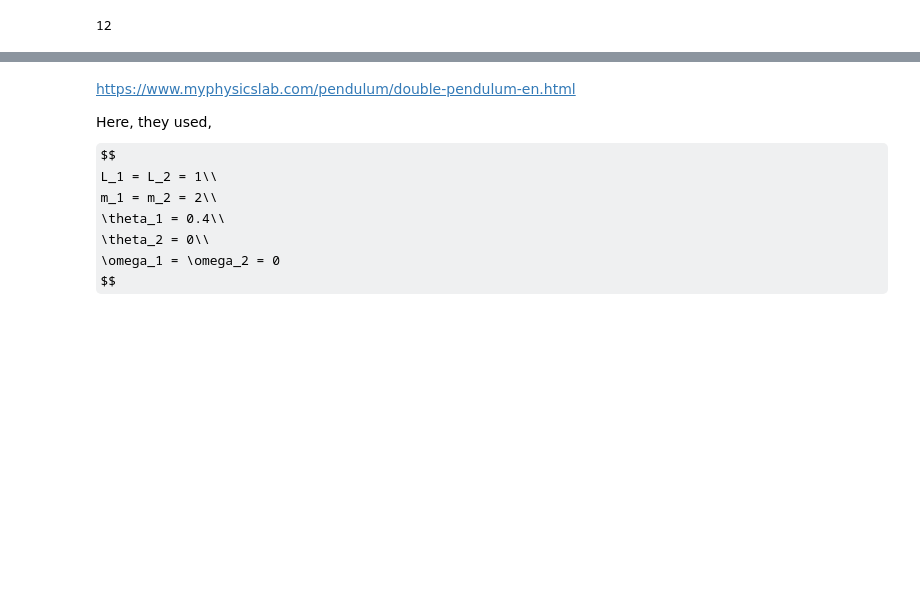
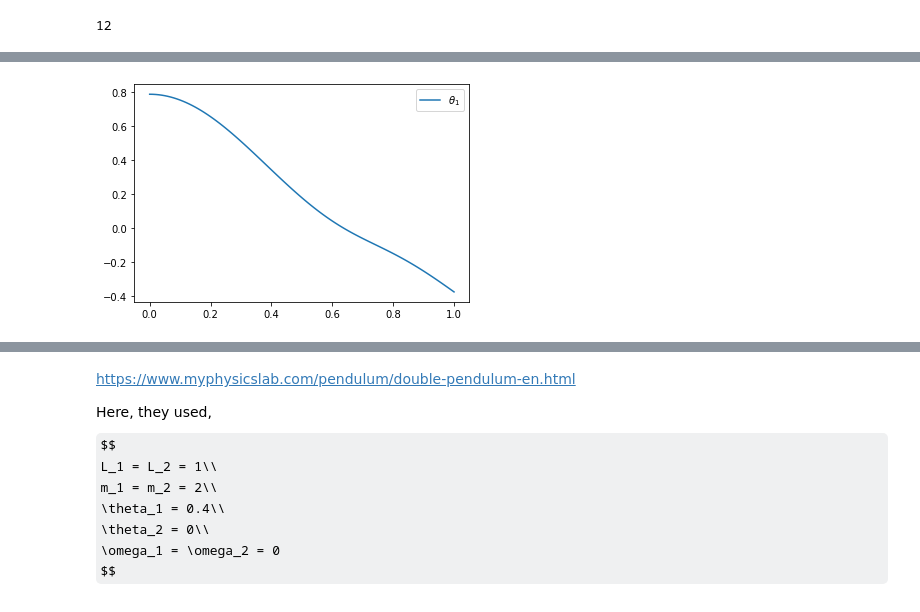
Before and after one commit to mahmud-nobe/Physics_Simulation_Tutorial, a Jupyter notebook: pendulum/Double_pendulum.ipynb, the cells around one changed output, grey strips where cells are left out. Saved outputs shown, nothing was run; the diff lists cells and outputs as text; code cells hidden in the pictures; some formulas as TeX source; blank space fills up the shorter version.

```diff
--- a/pendulum/Double_pendulum.ipynb
+++ b/pendulum/Double_pendulum.ipynb
@@ -225,0 +318,6 @@ sys.displayGraphs()
+# %%
+plt.plot(sys.ts, sys.theta_1s, label = '$\\theta_1$')
+plt.legend()
+plt.show()
+# %% [output]
+[figure, added]
```
Also changed, not shown: parts of 18 cells of this notebook.
